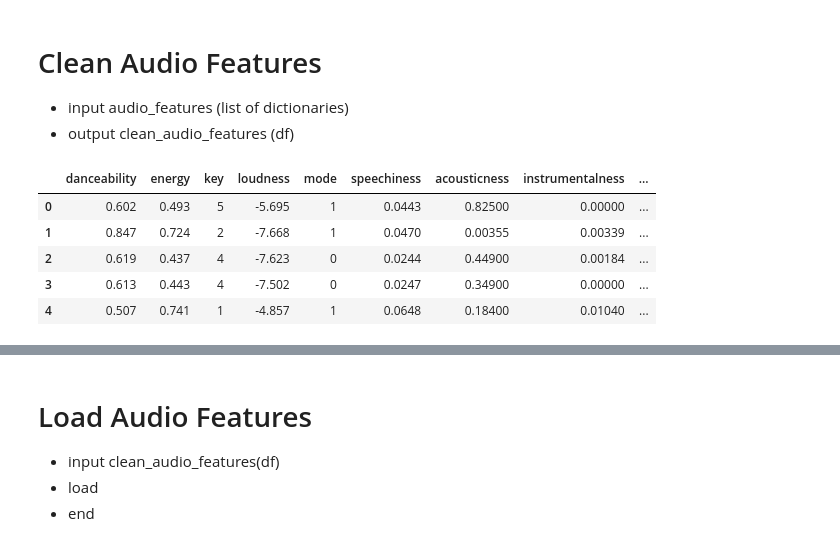
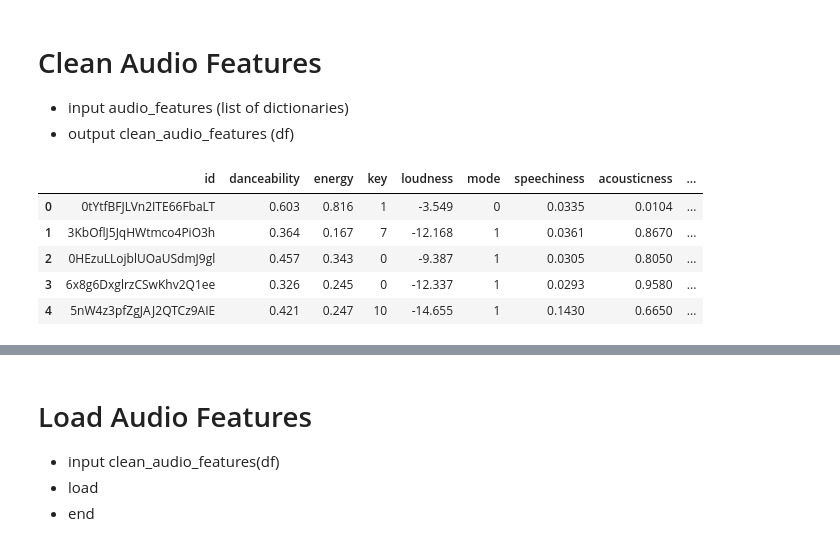
Before and after one commit to Hanyu0118/IS3107_letsgo, a Jupyter notebook: Archive/newly_released.ipynb, the cells around one changed output, grey strips where cells are left out. Saved outputs shown, nothing was run; the diff lists cells and outputs as text; code cells hidden in the pictures.

```diff
--- a/Archive/newly_released.ipynb
+++ b/Archive/newly_released.ipynb
@@ -189,2 +354,5 @@ new_tracks
 # %%
 extract_date_track = date.today()
+# %%
+with open('new_tracks.json', 'w', encoding='utf-8') as f:
+    json.dump(new_tracks, f, ensure_ascii=False, indent=4)
@@ -190,0 +377,4 @@ extract_date_track = date.today()
+# %%
+with open('new_tracks.json', 'r') as f:
+    new_tracks = json.load(f)
+new_tracks
@@ -282 +524,9 @@ audio_features
   'time_signature': 4}]
+# %%
+with open('audio_features.json', 'w', encoding='utf-8') as f:
+    json.dump(audio_features, f, ensure_ascii=False, indent=4)
+# %%
+with open('audio_features.json', 'r') as f:
+    audio_features = json.load(f)
+
+audio_features
@@ -286,12 +554,14 @@ audio_features
 - output clean_audio_features (df)
 # %%
 clean_audio_features = pd.DataFrame(audio_features)
+clean_audio_features.reset_index(drop=True, inplace=True)
 clean_audio_features.drop(['type', 'uri', 'track_href', 'analysis_url'], axis=1, inplace=True)
+clean_audio_features = clean_audio_features[['id','danceability','energy','key','loudness','mode','speechiness','acousticness','instrumentalness','liveness','valence','tempo','duration_ms','time_signature']]
 clean_audio_features.head()
 # %% [output]
-|  | danceability | energy | key | loudness | mode | speechiness | acousticness | instrumentalness | ... |
-| 0 | 0.602 | 0.493 | 5 | -5.695 | 1 | 0.0443 | 0.82500 | 0.00000 | ... |
-| 1 | 0.847 | 0.724 | 2 | -7.668 | 1 | 0.0470 | 0.00355 | 0.00339 | ... |
-| 2 | 0.619 | 0.437 | 4 | -7.623 | 0 | 0.0244 | 0.44900 | 0.00184 | ... |
-| 3 | 0.613 | 0.443 | 4 | -7.502 | 0 | 0.0247 | 0.34900 | 0.00000 | ... |
-| 4 | 0.507 | 0.741 | 1 | -4.857 | 1 | 0.0648 | 0.18400 | 0.01040 | ... |
+|  | id | danceability | energy | key | loudness | mode | speechiness | acousticness | ... |
+| 0 | 0tYtfBFJLVn2ITE66FbaLT | 0.603 | 0.816 | 1 | -3.549 | 0 | 0.0335 | 0.0104 | ... |
+| 1 | 3KbOflJ5JqHWtmco4PiO3h | 0.364 | 0.167 | 7 | -12.168 | 1 | 0.0361 | 0.8670 | ... |
+| 2 | 0HEzuLLojblUOaUSdmJ9gl | 0.457 | 0.343 | 0 | -9.387 | 1 | 0.0305 | 0.8050 | ... |
+| 3 | 6x8g6DxglrzCSwKhv2Q1ee | 0.326 | 0.245 | 0 | -12.337 | 1 | 0.0293 | 0.9580 | ... |
+| 4 | 5nW4z3pfZgJAJ2QTCz9AIE | 0.421 | 0.247 | 10 | -14.655 | 1 | 0.1430 | 0.6650 | ... |
```
Also changed, not shown: parts of 47 cells of this notebook, 22 other files.
